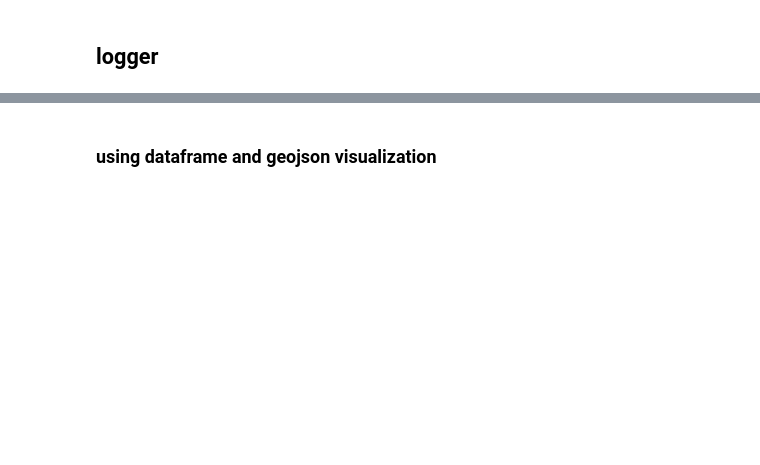
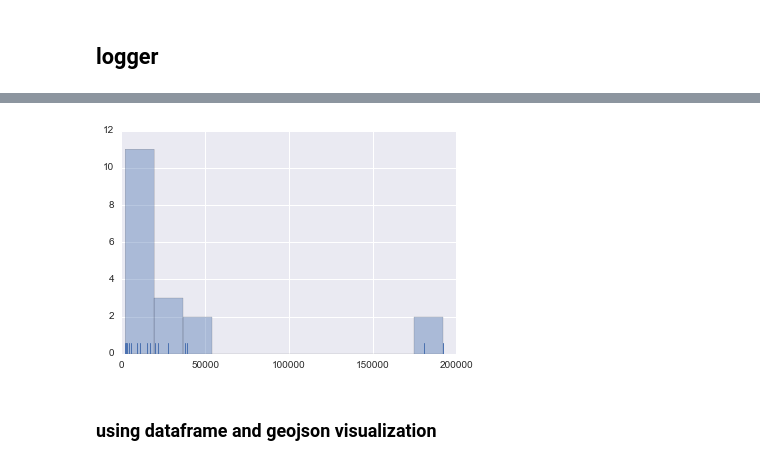
Before and after one commit to Ken24/data_vis_misc, a Jupyter notebook: shapefile_to_folium.ipynb, the cells around one changed output, grey strips where cells are left out. Cells and saved outputs as stored; diff of their text form; code cells hidden in the pictures; blank space fills up the shorter version.

```diff
--- a/shapefile_to_folium.ipynb
+++ b/shapefile_to_folium.ipynb
@@ -117,3 +260,7 @@ df_oita_median_by_city["city_code"] = df_oita_median_by_city.index
+# %%
+seaborn.distplot(df_oita_median_by_city["price_per_tsubo"].dropna().values, kde=False, rug=True);
+# %% [output]
+[figure, added]
 # %% [markdown]
 ### using dataframe and geojson visualization
 # %%
```
Also changed, not shown: parts of 41 cells of this notebook, 2 other files.
